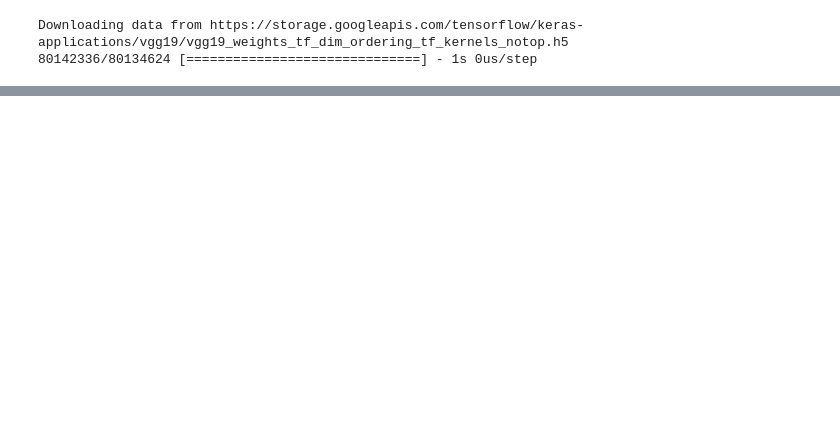
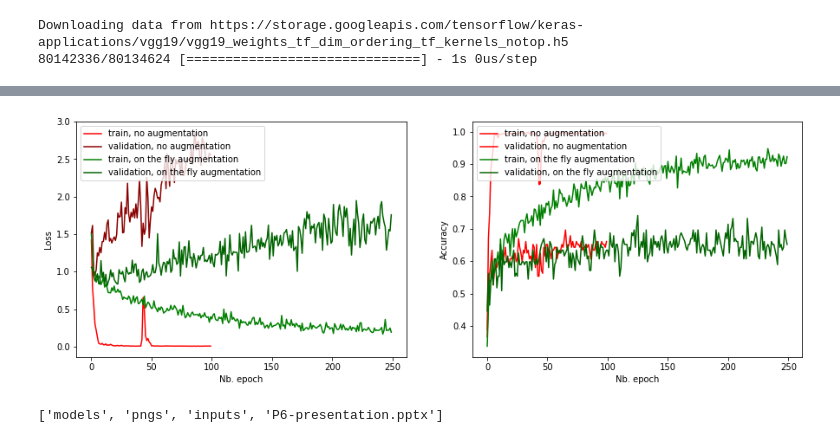
Before and after one commit to Jeremynadal33/classify_stanford_dogs, a Jupyter notebook: baseline.ipynb, the cells around one changed output, grey strips where cells are left out. Saved outputs shown, nothing was run; the diff lists cells and outputs as text; code cells hidden in the pictures; blank space fills up the shorter version.

Commit message:
Trained vgg19

```diff
--- a/baseline.ipynb
+++ b/baseline.ipynb
@@ -409,6 +416,13 @@ _________________________________________________________________
 # %%
-model = create_cnn(input_shape=input_shape, output_length=len(baseline_species),
+model_vgg19 = create_cnn(input_shape=input_shape, output_length=len(baseline_species),
                nb_cnn=3, nb_filters = 64, activation_cnn = 'relu',
                model_transfert = base_model_VGG19, fine_tune = False,
-               nb_FC_layer = 3, nb_FC_neurons = 512, reducing = True, activation_FC = 'relu'
+               nb_FC_layer = 3, nb_FC_neurons = 512, reducing = True, activation_FC = 'relu',
+               dropout = False
                )
+
+model_vgg19.compile(loss='categorical_crossentropy',
+              optimizer='adam',
+              metrics=['accuracy'])
+
+model_vgg19.summary()
@@ -487,0 +458,8 @@ _________________________________________________________________
+# %%
+history_no_aug = model_vgg19.fit_generator(generator=train_generator_no_aug,
+                                  steps_per_epoch=STEP_SIZE_TRAIN,
+                        validation_data=validation_generator,
+                        validation_steps=STEP_SIZE_VALID,
+                        epochs=100,
+                        #callbacks=get_callbacks()
+                        )
@@ -487,0 +547,35 @@ _________________________________________________________________
+# %%
+#Light color for train and dark for validation
+#Green for augmentation and red for no augmentation
+
+fig, axes = plt.subplots(1, 2, figsize=(15,5), sharex=False)
+
+
+axes[0].plot(history_no_aug.history['loss'], label='train, no augmentation ',color = 'red')
+axes[0].plot(history_no_aug.history['val_loss'], label='validation, no augmentation',color = 'darkred')
+axes[0].plot(history_aug.history['loss'], label='train, on the fly augmentation ', color='green')
+axes[0].plot(history_aug.history['val_loss'], label='validation, on the fly augmentation', color='darkgreen')
+
+axes[0].set_ylabel('Loss')
+axes[0].set_xlabel('Nb. epoch')
+#axes[0].title('Loss for 4 species of dogs without data augmentation')
+axes[0].legend(loc='upper left')
+
+
+axes[1].plot(history_no_aug.history['accuracy'], label='train, no augmentation ',color = 'red')
+axes[1].plot(history_no_aug.history['val_accuracy'], label='validation, no augmentation',color = 'red')
+axes[1].plot(history_aug.history['accuracy'], label='train, on the fly augmentation ', color='green')
+axes[1].plot(history_aug.history['val_accuracy'], label='validation, on the fly augmentation', color='darkgreen')
+
+axes[1].set_ylabel('Accuracy')
+axes[1].set_xlabel('Nb. epoch')
+#axes[1].title('Accuracy for 4 species of dogs without data augmentation')
+axes[1].legend(loc='upper left')
+
+plt.show()
+# %% [output]
+[figure, added]
+# %%
+os.listdir(root_dir)
+# %% [output]
+['models', 'pngs', 'inputs', 'P6-presentation.pptx']
```
Also changed, not shown: parts of 17 cells of this notebook.
